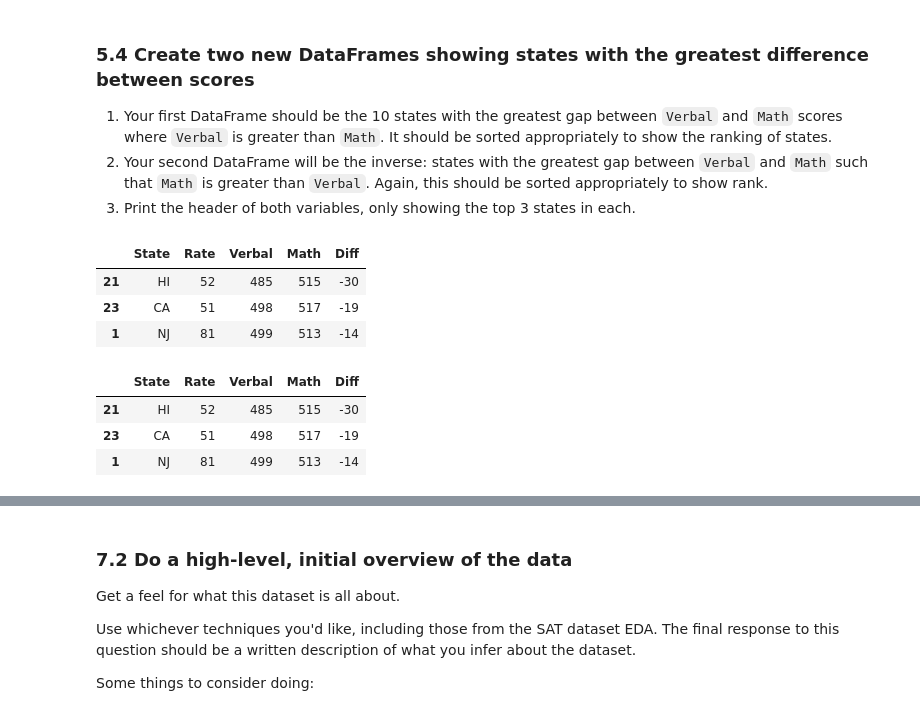
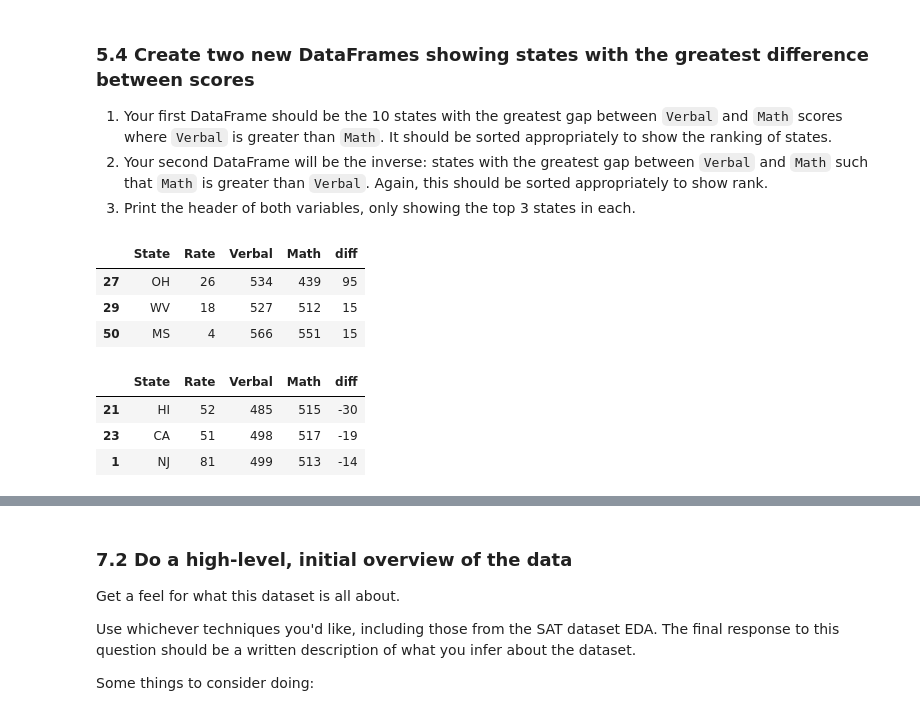
Before and after one commit to Saurabh66/Data-Science-Projects, a Jupyter notebook: project02/project-02-v2-starter-code.ipynb, the cells around one changed output, grey strips where cells are left out. Cells and saved outputs as stored; diff of their text form; code cells hidden in the pictures.

```diff
--- a/project02/project-02-v2-starter-code.ipynb
+++ b/project02/project-02-v2-starter-code.ipynb
@@ -333,8 +367,4 @@ Specifically, this should be `Verbal - Math`.
 df['diff'] = df['Verbal'] - df['Math']
 
 df.head()
-
-
-df.drop(['Diff_Column', 'diff'], axis=1, inplace=True)
-df.head()
 # %% [output]
@@ -351,18 +381,18 @@ df.head()
 2. Your second DataFrame will be the inverse: states with the greatest gap between `Verbal` and `Math` such that `Math` is greater than `Verbal`. Again, this should be sorted appropriately to show rank.
 3. Print the header of both variables, only showing the top 3 states in each.
 # %%
-df11 = df.nlargest(10, 'Diff')
+df11 = df.nlargest(10, 'diff')
 df11.head(3)
 # %% [output]
-|  | State | Rate | Verbal | Math | Diff |
-| 21 | HI | 52 | 485 | 515 | -30 |
-| 23 | CA | 51 | 498 | 517 | -19 |
-| 1 | NJ | 81 | 499 | 513 | -14 |
+|  | State | Rate | Verbal | Math | diff |
+| 27 | OH | 26 | 534 | 439 | 95 |
+| 29 | WV | 18 | 527 | 512 | 15 |
+| 50 | MS | 4 | 566 | 551 | 15 |
 # %%
-df12 = df.nsmallest(10,'Diff')
+df12 = df.nsmallest(10,'diff')
 df12.head(3)
 # %% [output]
-|  | State | Rate | Verbal | Math | Diff |
+|  | State | Rate | Verbal | Math | diff |
 | 21 | HI | 52 | 485 | 515 | -30 |
 | 23 | CA | 51 | 498 | 517 | -19 |
 | 1 | NJ | 81 | 499 | 513 | -14 |
```
Also changed, not shown: parts of 33 cells of this notebook.
